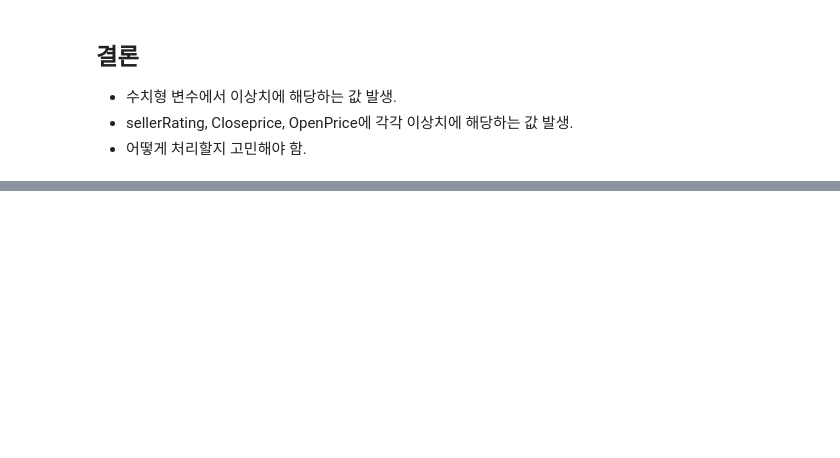
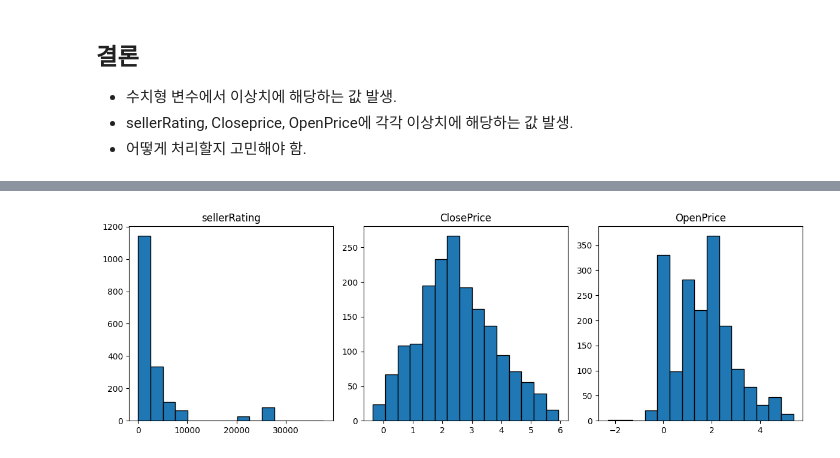
Before and after one commit to ebae-saebae/eBayInsights, a Jupyter notebook: code/open2.ipynb, the cells around one changed output, grey strips where cells are left out. Saved outputs shown, nothing was run; the diff lists cells and outputs as text; code cells hidden in the pictures; blank space fills up the shorter version.

```diff
--- a/open.ipynb
+++ b/code/open2.ipynb
@@ -210,0 +226,23 @@ for i, var in enumerate(numeric_list, start = 0):
+# %%
+def remove_outliers_iqr(df, column):
+    Q1 = df[column].quantile(0.25)
+    Q3 = df[column].quantile(0.75)
+    IQR = Q3 - Q1
+    lower_bound = Q1 - 1.5 * IQR
+    upper_bound = Q3 + 1.5 * IQR
+    filtered_df = df[(df[column] >= lower_bound) & (df[column] <= upper_bound)]
+    return filtered_df
+# %%
+for var in numeric_list:
+	remove_outliers_iqr(data, var)
+# %%
+plt.figure(figsize = (12, 4))
+
+for i, var in enumerate(numeric_list, start = 1):
+	plt.subplot(1, 3, i)
+	plt.hist(data[var], bins = 15, edgecolor = 'black')
+	plt.title(f'{var}')
+plt.tight_layout()
+plt.show()
+# %% [output]
+[figure, added]
```
Also changed, not shown: parts of 5 cells of this notebook, 2 other files.
